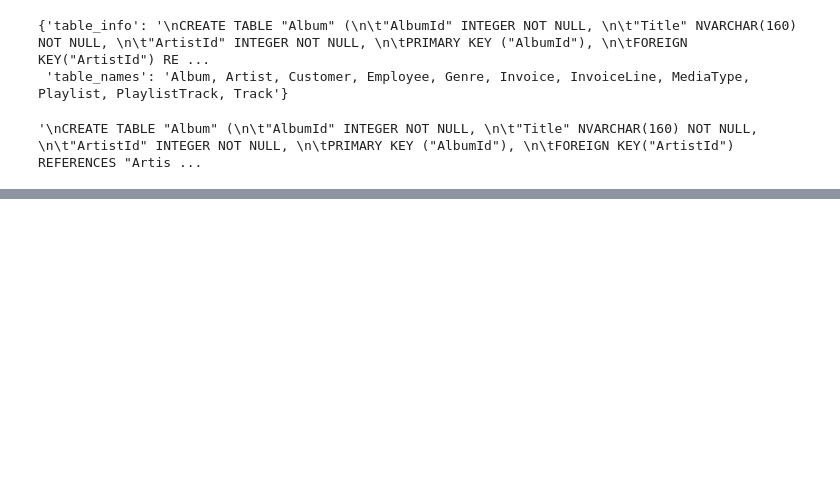
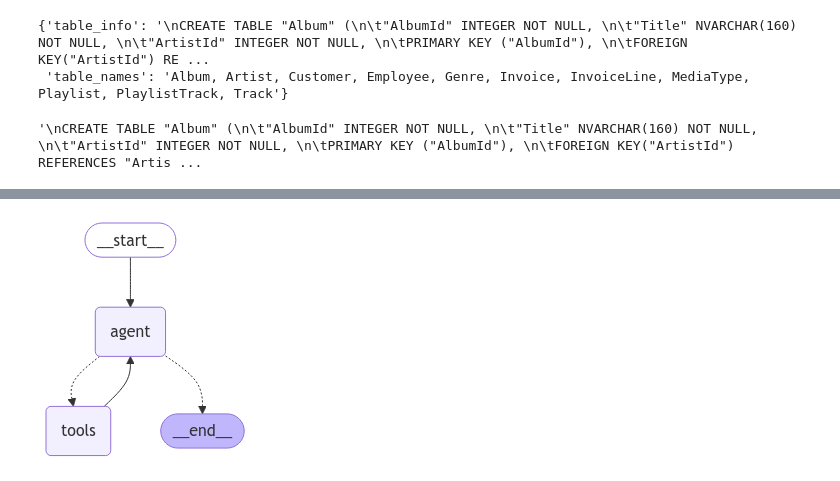
Before and after one commit to mgorjis/GenAi, a Jupyter notebook: sqlagent.ipynb, the cells around one changed output, grey strips where cells are left out. Cells and saved outputs as stored; diff of their text form; code cells hidden in the pictures; blank space fills up the shorter version.

Commit message:
add ollama

```diff
--- a/sqlagent.ipynb
+++ b/sqlagent.ipynb
@@ -214,5 +228,5 @@ for step in graph.stream(query, stream_mode = "updates"):
 # %%
-query_prompt_template = PromptTemplate.from_template('''You are an agent designed to interact with a SQL database.
+prompt = ChatPromptTemplate.from_template('''You are an agent designed to interact with a SQL database.
 Given an input question, create a syntactically correct {dialect} query to run, then look at the results of the query and return the answer.
 Unless the user specifies a specific number of examples they wish to obtain, always limit your query to at most {top_k} results.
 You can order the results by a relevant column to return the most interesting examples in the database.
@@ -227,5 +241,5 @@ To start you should ALWAYS look at the tables in the database to see what you ca
 Do NOT skip this step.
 Then you should query the schema of the most relevant tables.''')
 
-query_prompt_template
+prompt
 # %% [output]
@@ -233,3 +266,3 @@ PromptTemplate(input_variables=['dialect', 'top_k'], input_types={}, partial_var
 # %%
-system_prompt = query_prompt_template.invoke({'dialect':db.dialect, 'top_k':5})
-system_prompt
+system_prompt = prompt.invoke({'dialect':db.dialect, 'top_k':5})
+system_prompt = prompt.format(dialect = db.dialect, top_k = 5)
@@ -238,5 +269,16 @@ StringPromptValue(text='You are an agent designed to interact with a SQL databas
 # %%
 from langchain_community.agent_toolkits import SQLDatabaseToolkit
+
+llm = ChatOllama(
+    model="granite3.2:8b-instruct-fp16",
+    frequency_penalty= 0,
+    max_tokens= 2000,
+    presence_penalty= 0,
+    temperature= 0,
+    top_p= 1
+)
+
+
 
 toolkit = SQLDatabaseToolkit(db= db, llm = llm)
 
@@ -249,2 +291,5 @@ toolkit.get_context()['table_info'].pretty_``
 # %% [output]
 '\nCREATE TABLE "Album" (\n\t"AlbumId" INTEGER NOT NULL, \n\t"Title" NVARCHAR(160) NOT NULL, \n\t"ArtistId" INTEGER NOT NULL, \n\tPRIMARY KEY ("AlbumId"), \n\tFOREIGN KEY("ArtistId") REFERENCES "Artis ...
+# %%
+tools  = toolkit.get_tools()
+tools
@@ -250,0 +304,6 @@ toolkit.get_context()['table_info'].pretty_``
+# %%
+agent_executor = create_react_agent(llm, tools, state_modifier = system_prompt)
+
+agent_executor
+# %% [output]
+[figure, added]
```
Also changed, not shown: parts of 22 cells of this notebook, 5 other files.
